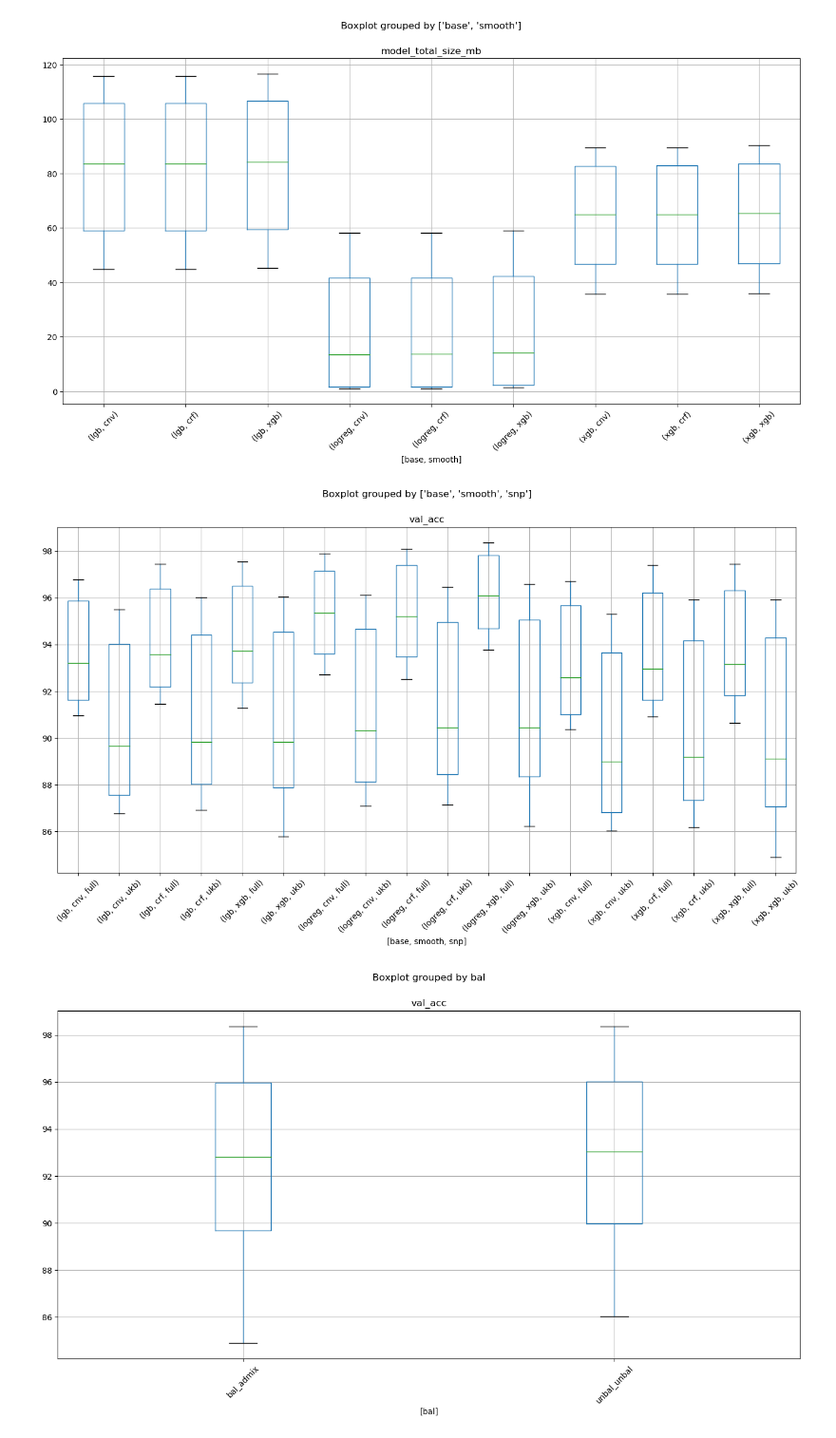
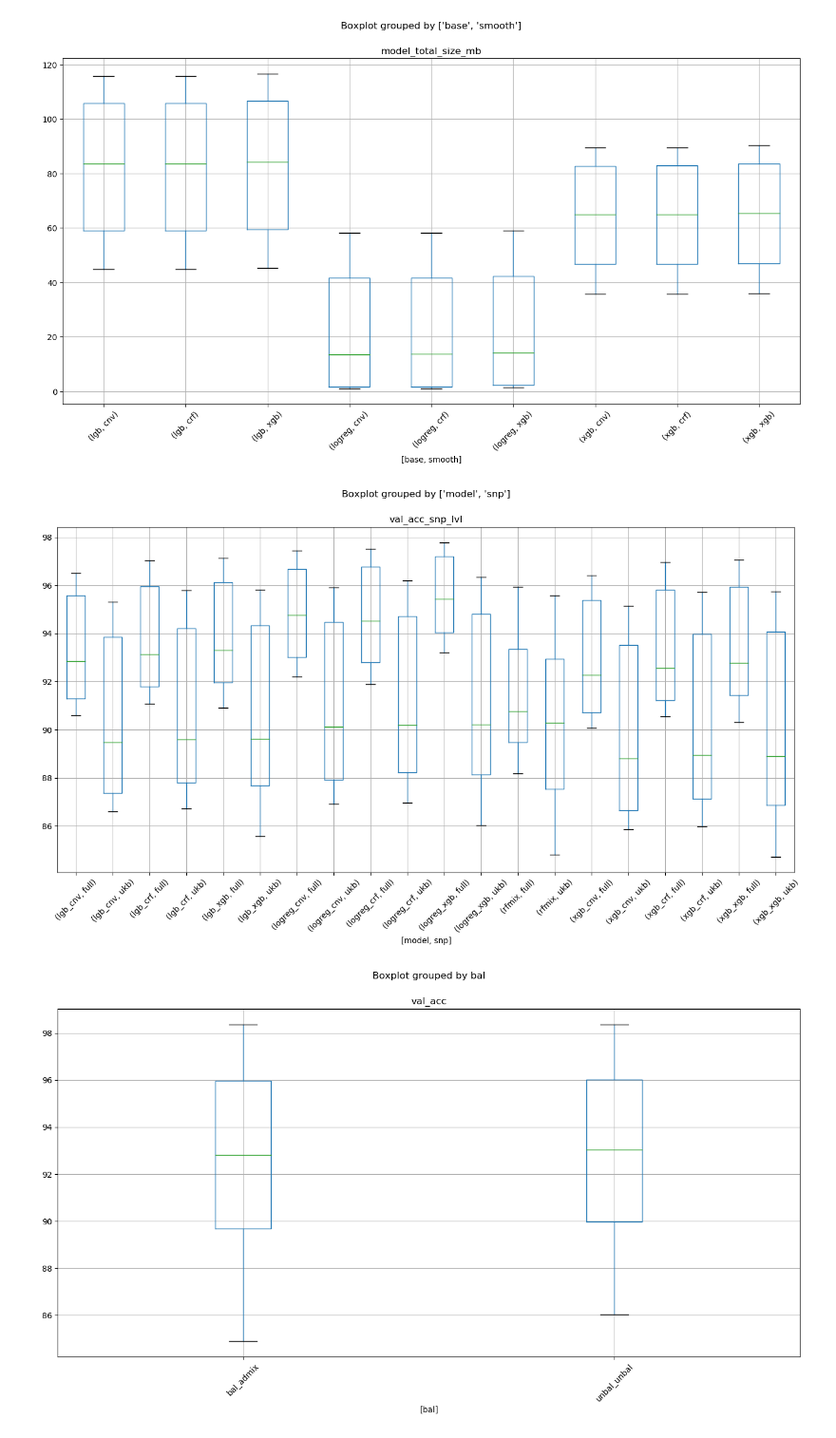
Before and after one commit to AI-sandbox/gnomix, a Jupyter notebook: benchmark/Benchmarking_eval.ipynb, the cells around one changed output. Shown at 95% size. Cells and saved outputs as stored; diff of their text form; code cells hidden in the pictures.

```diff
--- a/benchmark/Benchmarking_eval.ipynb
+++ b/benchmark/Benchmarking_eval.ipynb
@@ -124,7 +121,7 @@ gen_expts = {
 }
 run_bm(base, smooth, chm, gen_expts, models_exist=False, local_metric="arvindsk")
 # %%
-expt = ["model", "base","smooth","pop_name","bal","snp"]
+expt = ["model","base","smooth","pop_name","bal","snp"]
 tuples = []
 for set_name in ["full","ukb"]:
     for pop_name in ["latino","five","seven"]:
@@ -134,7 +131,7 @@ for set_name in ["full","ukb"]:
                 for bal in ["unbal_unbal","bal_admix"]:
                     metric_path = os.path.join(metrics_benchmark.format(chm,set_name,pop_name),"{}_{}_{}.benchmark".format(base,smooth,bal))
                     M = load_dict(metric_path)
-                    skip_metrics = ["gen_performance", "inference_time"] # , "val_acc_cal", "val_ll_cal"]
+                    skip_metrics = ["gen_performance"]
                     metric_names = [mkey for mkey in list(M.keys()) if mkey not in skip_metrics]
                     metrics = tuple([M[m] for m in metric_names])
                     tuples += [(base+"_"+smooth,base,smooth,pop_name,bal,set_name)+metrics]
@@ -159,0 +157,22 @@ DF_us
+# %%
+expt = ["model","base","smooth","pop_name","bal","snp"]
+tuples = []
+for set_name in ["ukb"]:
+    for pop_name in ["seven"]:
+        data_path = datasets_benchmark.format(chm,set_name,pop_name)
+        for base in ["svm_random_string_kernel"]:
+            for smooth in ["xgb"]:
+                for bal in ["unbal_unbal"]:
+                    metric_path = os.path.join(metrics_benchmark.format(chm,set_name,pop_name),"{}_{}_{}.benchmark".format(base,smooth,bal))
+                    print(metric_path)
+                    M = load_dict(metric_path)
+                    skip_metrics = ["gen_performance"]
+                    metric_names = [mkey for mkey in list(M.keys()) if mkey not in skip_metrics]
+                    metrics = tuple([M[m] for m in metric_names])
+                    tuples += [(base+"_"+smooth,base,smooth,pop_name,bal,set_name)+metrics]
+
+print(metric_names)
+DF_only_str = pd.DataFrame(tuples, columns=expt+metric_names)
+DF_str = DF_only_str.append(DF_us)
+DF_str = DF_str[ (DF_str.bal == "unbal_unbal") & (DF_str.snp == "ukb") & (DF_str.pop_name == "seven")]
+DF_str[["model", "val_acc"]]
@@ -162,7 +225,11 @@ M_rfmix = load_dict("/home/arvindsk/xgmix_expts/benchmark_data/rfmix/metrics.pkl
 chm = "20"
 M_rfmix = M_rfmix[chm]
 
-D = {"snp": [], "pop_name": [], "training_time": [], "val_acc_snp_lvl": []}
+D = {
+    "pop_name": [] ,"snp": [],
+    "training_time": [], "inference_time": [],
+    "val_acc": [], "val_acc_snp_lvl": []
+}
 for m in list(M_rfmix.keys()):
     snp, pop_name = m.split("_")
     training_time = M_rfmix[m]["runtime"]
@@ -171,6 +238,8 @@ for m in list(M_rfmix.keys()):
     D["snp"].append(snp)
     D["pop_name"].append(pop_name)
     D["training_time"].append(training_time)
+    D["inference_time"].append(training_time)
+    D["val_acc"].append(val_acc)
     D["val_acc_snp_lvl"].append(val_acc)
 DF_rfmix = pd.DataFrame(D)
 DF_rfmix
@@ -201,0 +271,3 @@ DF
+# %%
+DF["dataset"] = DF.apply(lambda row: row.pop_name + "-" + row.snp, axis=1)
+DF
@@ -234,10 +907,10 @@ plt.show()
 # %% [output]
 [figure]
 # %%
-DF_us.boxplot(column=["val_acc"], by=["base", "smooth", "snp"], figsize=(16,8), rot="45")
+DF.boxplot(column=["val_acc_snp_lvl"], by=["model", "snp"], figsize=(16,8), rot="45")
 plt.show()
 # %% [output]
-[figure, old version]
+[figure, new version]
 # %%
 DF_us.boxplot(column=["val_acc"], by=["bal"], figsize=(16,8), rot="45")
 plt.show()
```
Also changed, not shown: parts of 41 cells of this notebook, 2 other files.
